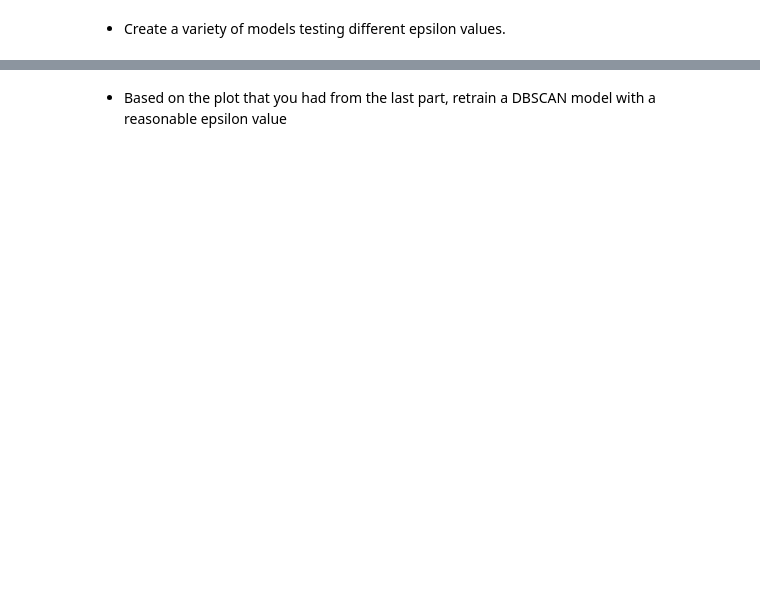
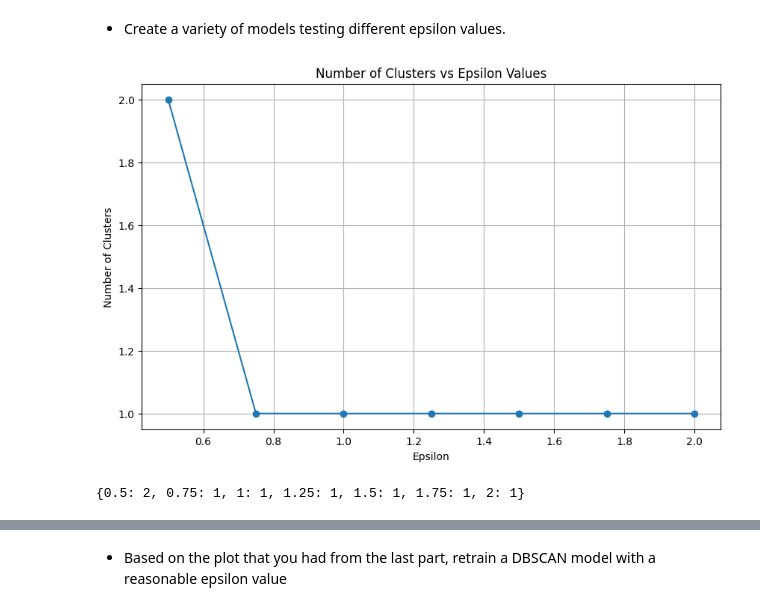
Before and after one commit to peyman886/Machine_Learning, a Jupyter notebook: Bahrak 1402-1/HomeWork/HW06/Machine_Learning_HW06.ipynb, the cells around one changed output, grey strips where cells are left out. Saved outputs shown, nothing was run; the diff lists cells and outputs as text; code cells hidden in the pictures; blank space fills up the shorter version.

```diff
--- a/Bahrak 1402-1/HomeWork/HW06/Machine_Learning_HW06.ipynb
+++ b/Bahrak 1402-1/HomeWork/HW06/Machine_Learning_HW06.ipynb
@@ -468,0 +484,32 @@ plt.show()
+# %%
+from sklearn.cluster import DBSCAN
+from sklearn.preprocessing import StandardScaler
+import numpy as np
+
+# Preparing data for DBSCAN (using only a subset of features for simplicity)
+dbscan_data = wholesale_data[['Milk', 'Grocery', 'Frozen', 'Detergents_Paper', 'Delicassen']]
+dbscan_data_scaled = StandardScaler().fit_transform(dbscan_data)
+
+# Testing different epsilon values
+epsilon_values = [0.5, 0.75, 1, 1.25, 1.5, 1.75, 2]
+clusters = {}
+
+for epsilon in epsilon_values:
+    dbscan = DBSCAN(eps=epsilon, min_samples=5).fit(dbscan_data_scaled)
+    # Counting the number of clusters (excluding noise)
+    n_clusters = len(set(dbscan.labels_)) - (1 if -1 in dbscan.labels_ else 0)
+    clusters[epsilon] = n_clusters
+
+# Plotting the number of clusters for each epsilon value
+plt.figure(figsize=(10, 6))
+plt.plot(list(clusters.keys()), list(clusters.values()), marker='o')
+plt.title('Number of Clusters vs Epsilon Values')
+plt.xlabel('Epsilon')
+plt.ylabel('Number of Clusters')
+plt.grid(True)
+plt.show()
+
+clusters
+# %% [output]
+[figure, added]
+{0.5: 2, 0.75: 1, 1: 1, 1.25: 1, 1.5: 1, 1.75: 1, 2: 1}
```
Also changed, not shown: parts of 17 cells of this notebook.
